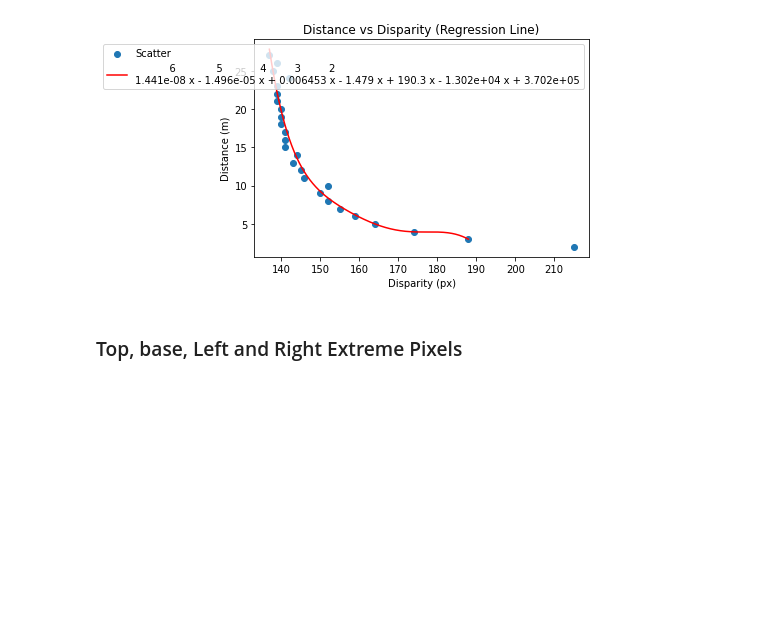
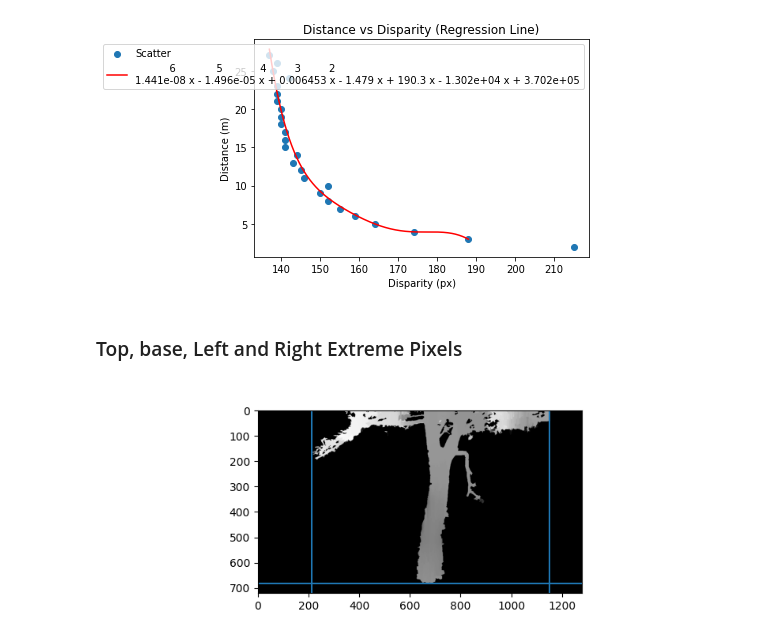
Before and after one commit to kiplimock/image-processing, a Jupyter notebook: disparity.ipynb, the cells around one changed output. Cells and saved outputs as stored; diff of their text form; code cells hidden in the pictures; blank space fills up the shorter version.

```diff
--- a/disparity.ipynb
+++ b/disparity.ipynb
@@ -400,7 +397,8 @@ plt.show()
 ### Top, base, Left and Right Extreme Pixels
 # %%
 # load segmented depth map
-img = cv2.imread('trees/masked_disparity_maps/masked_disparity_1.png', 0)
+# img = cv2.imread('trees/masked_disparity_maps/masked_disparity_1.png', 0)
+img = cv2.imread('depthMap.png', 0)
 
 rows, cols = img.nonzero()
 coords = list(zip(rows, cols))
@@ -411,8 +409,10 @@ right = [(x,y) for x,y in coords if y == cols.max()][0]
 # %%
 %matplotlib widget
 
 plt.figure(figsize=(8,3))
 plt.imshow(img, 'gray')
-plt.hlines(base[0], 0, 1280)
-plt.vlines([left[1], right[1]], 0, 720)
+plt.hlines(base[0], 0, 1279)
+plt.vlines([left[1], right[1]], 0, 719)
 plt.show()
+# %% [output]
+[figure, added]
```
Also changed, not shown: parts of 6 cells of this notebook.
